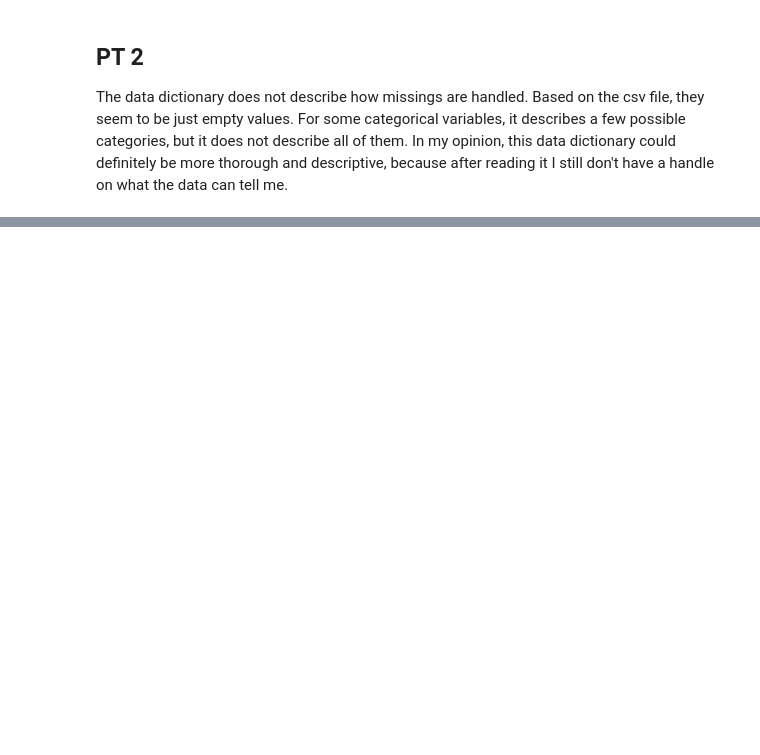
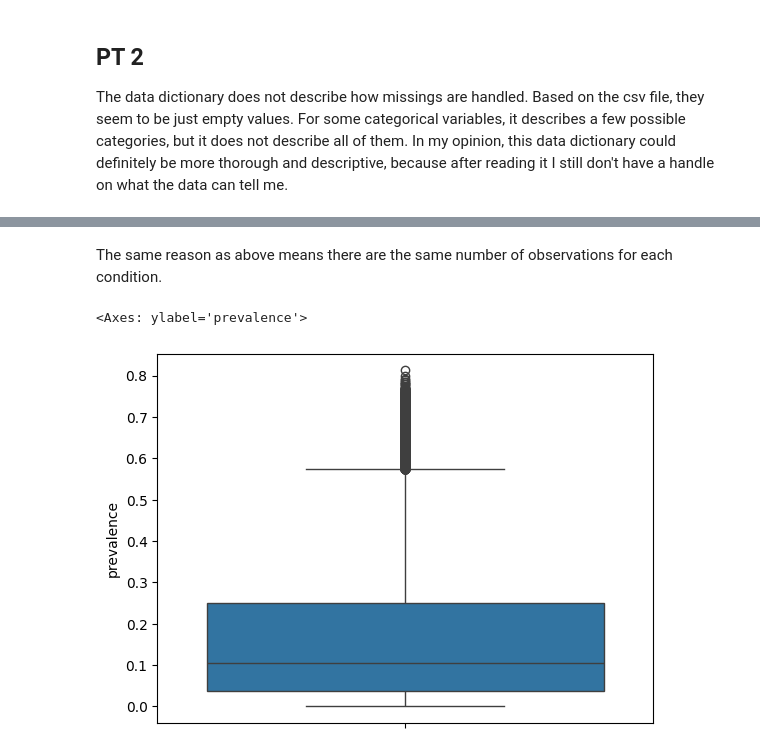
Before and after one commit to rvt9bx/DS3001visualization, a Jupyter notebook: assignment/assignment.ipynb, the cells around one changed output, grey strips where cells are left out. Drawn from its saved outputs; the diff is of its cells as text; code cells hidden in the pictures; blank space fills up the shorter version.

```diff
--- a/assignment/assignment.ipynb
+++ b/assignment/assignment.ipynb
@@ -302,0 +333,4 @@ The data dictionary does not describe how missings are handled. Based on the csv
+# %%
+# import data
+
+df = pd.read_csv("/content/DS3001visualization/assignment/data/CC_R20_P08_v10_D18_WWDSE_Cond.csv", low_memory=False)
@@ -302,0 +419,8 @@ The data dictionary does not describe how missings are handled. Based on the csv
+# %% [markdown]
+The same reason as above means there are the same number of observations for each condition.
+# %%
+# prevalence boxplot
+sns.boxplot(my_df['prevalence'])
+# %% [output]
+<Axes: ylabel='prevalence'>
+[figure, added]
```
Also changed, not shown: parts of 25 cells of this notebook.
